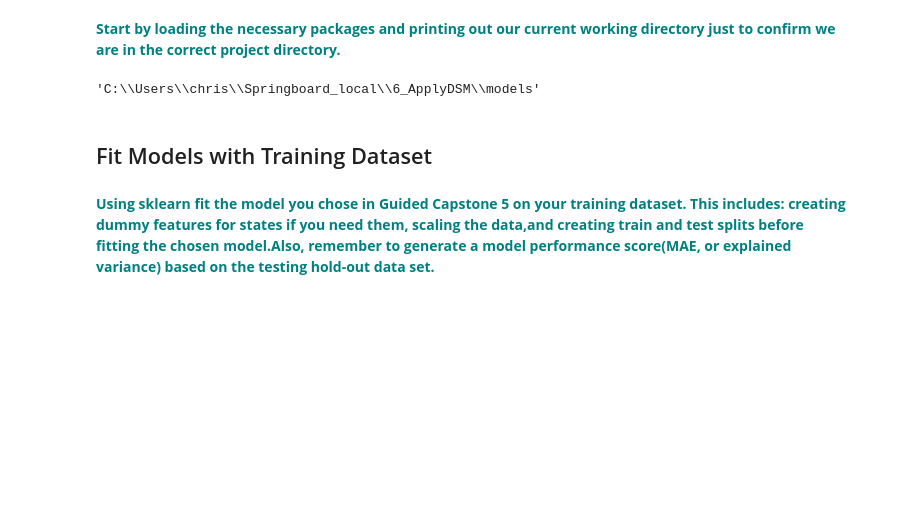
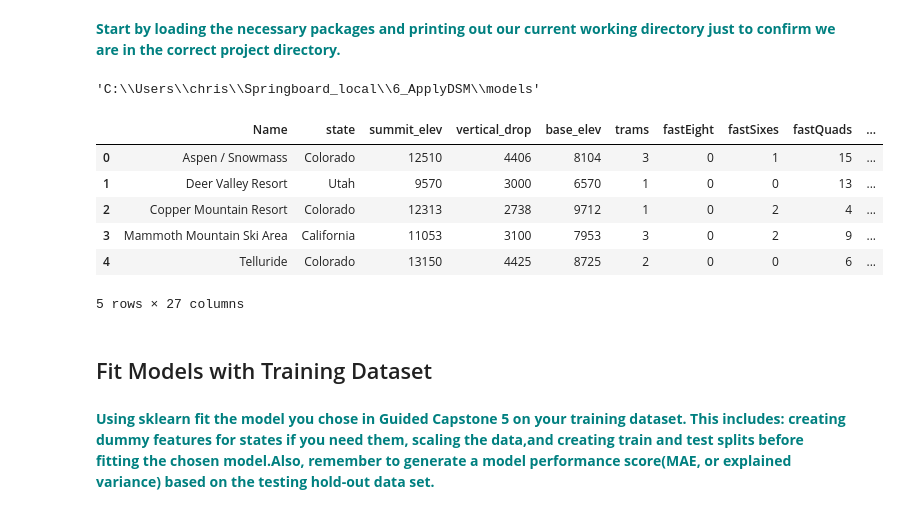
Before and after one commit to christianveater/GuidedCapstone, a Jupyter notebook: 6_6_Documentation/Notebook_stepsix.ipynb, the cells around one changed output. Cells and saved outputs as stored; diff of their text form; code cells hidden in the pictures; blank space fills up the shorter version.

```diff
--- a/6_6_Documentation/Notebook_stepsix.ipynb
+++ b/6_6_Documentation/Notebook_stepsix.ipynb
@@ -42,9 +44,17 @@ os.getcwd()
 # %%
 path=r"C:\Users\chris\Springboard_local\6_ApplyDSM\data"
 os.chdir(path)
 os.getcwd()
 df = pd.read_csv('step3_output.csv')
-df1 = df.drop(['Name','Region', 'state', 'summit_elev', 'base_elev', 'chair_sum', 'sum_check', 'AdultWeekend'], axis=1)
+df.head()
+# %% [output]
+|  | Name | state | summit_elev | vertical_drop | base_elev | trams | fastEight | fastSixes | fastQuads | ... |
+| 0 | Aspen / Snowmass | Colorado | 12510 | 4406 | 8104 | 3 | 0 | 1 | 15 | ... |
+| 1 | Deer Valley Resort | Utah | 9570 | 3000 | 6570 | 1 | 0 | 0 | 13 | ... |
+| 2 | Copper Mountain Resort | Colorado | 12313 | 2738 | 9712 | 1 | 0 | 2 | 4 | ... |
+| 3 | Mammoth Mountain Ski Area | California | 11053 | 3100 | 7953 | 3 | 0 | 2 | 9 | ... |
+| 4 | Telluride | Colorado | 13150 | 4425 | 8725 | 2 | 0 | 0 | 6 | ... |
+5 rows × 27 columns
 # %% [markdown]
 ## Fit Models with Training Dataset
 # %% [markdown]
```
Also changed, not shown: parts of 15 cells of this notebook.
